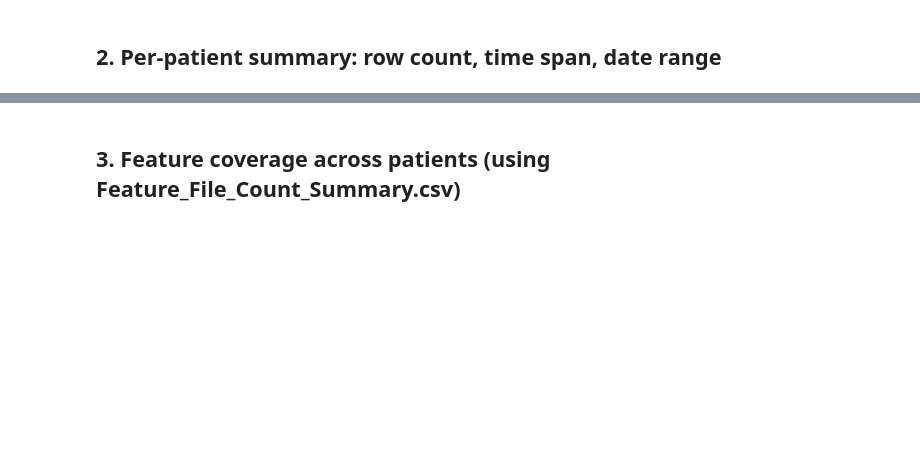
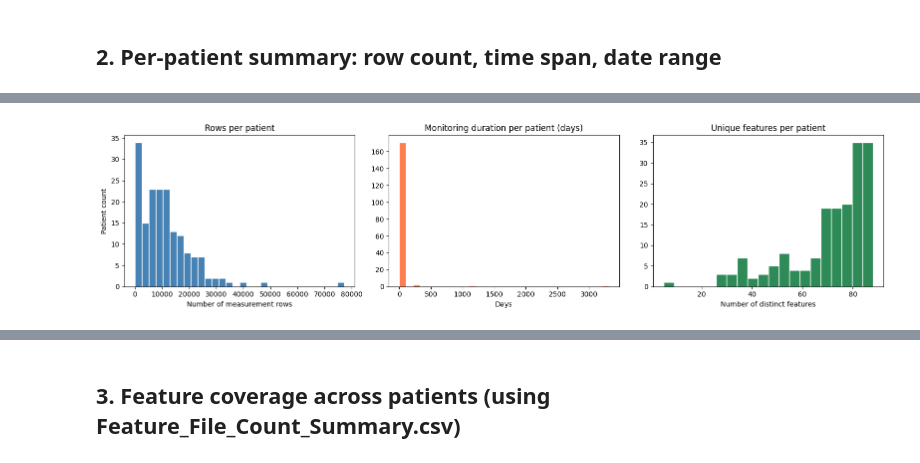
Before and after one commit to shweta-dataverse/SAH-hiwi, a Jupyter notebook: eda_smart.ipynb, the cells around one changed output, grey strips where cells are left out. Saved outputs shown, nothing was run; the diff lists cells and outputs as text; code cells hidden in the pictures; blank space fills up the shorter version.

```diff
--- a/eda_smart.ipynb
+++ b/eda_smart.ipynb
@@ -150,3 +103,24 @@ print(flagged.to_string(index=False))
+# %%
+fig, axes = plt.subplots(1, 3, figsize=(16, 4))
+
+axes[0].hist(patient_summary['n_rows'], bins=30, color='steelblue', edgecolor='white')
+axes[0].set_title('Rows per patient')
+axes[0].set_xlabel('Number of measurement rows')
+axes[0].set_ylabel('Patient count')
+
+axes[1].hist(patient_summary['duration_days'].dropna(), bins=30, color='coral', edgecolor='white')
+axes[1].set_title('Monitoring duration per patient (days)')
+axes[1].set_xlabel('Days')
+
+axes[2].hist(patient_summary['n_unique_features'], bins=20, color='seagreen', edgecolor='white')
+axes[2].set_title('Unique features per patient')
+axes[2].set_xlabel('Number of distinct features')
+
+plt.tight_layout()
+plt.savefig('data/fig_patient_overview.png', dpi=120)
+plt.show()
+# %% [output]
+[figure, added]
 # %%
 # Flag patients with very few rows or very short duration
 LOW_ROW_THRESHOLD = 100
```
Also changed, not shown: parts of 20 cells of this notebook, 3 other files.
